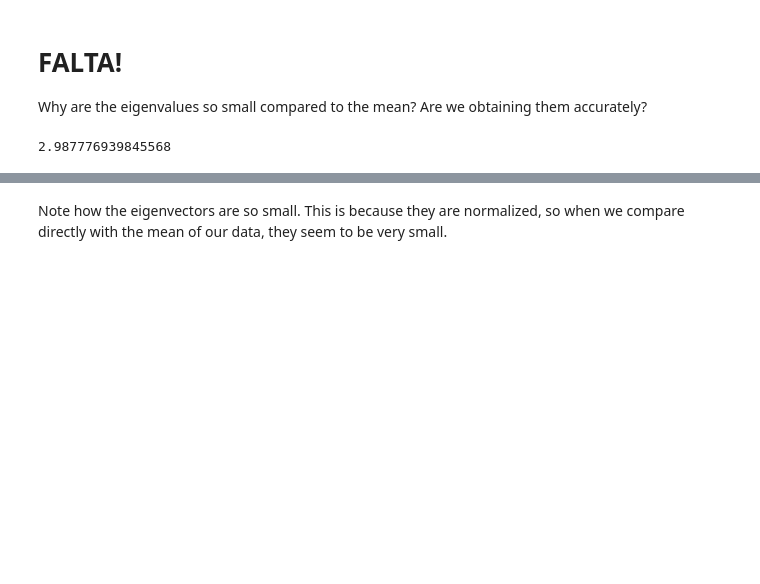
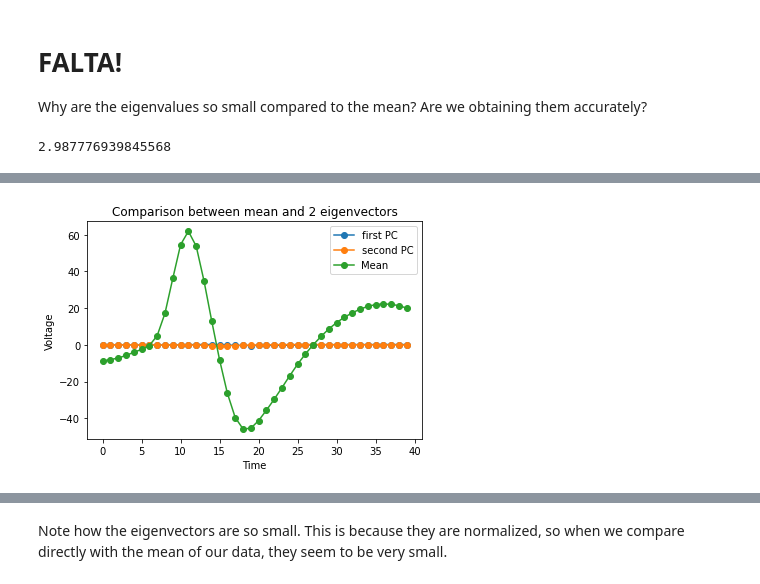
Before and after one commit to SaiAkhilVudattu/Neuro_classes, a Jupyter notebook: signal_processing/HW5/HW5.ipynb, the cells around one changed output, grey strips where cells are left out. Cells and saved outputs as stored; diff of their text form; code cells hidden in the pictures; blank space fills up the shorter version.

```diff
--- a/signal_processing/HW5/HW5.ipynb
+++ b/signal_processing/HW5/HW5.ipynb
@@ -216,10 +226,12 @@ plt.show()
 # %%
 plt.plot(eigenvectors[:,0], marker="o", label="first PC") #[0.2,-0.4]
 plt.plot(eigenvectors[:,1], marker="o", label="second PC")
 plt.plot(np.mean(first_tetrode,axis=0), marker="o", label="Mean") #[60,-40]
 
 plt.xlabel("Time")
 plt.ylabel("Voltage")
-plt.title("Comparison between mean and 2 eigenvalues")
+plt.title("Comparison between mean and 2 eigenvectors")
 plt.legend()
 plt.show()
+# %% [output]
+[figure, added]
```
Also changed, not shown: parts of 44 cells of this notebook.
